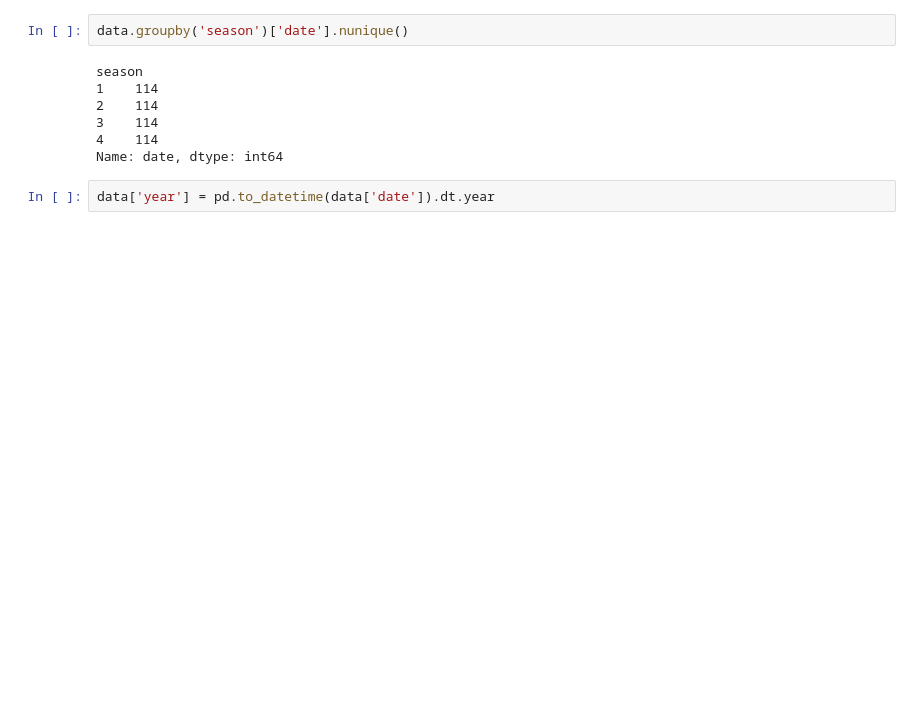
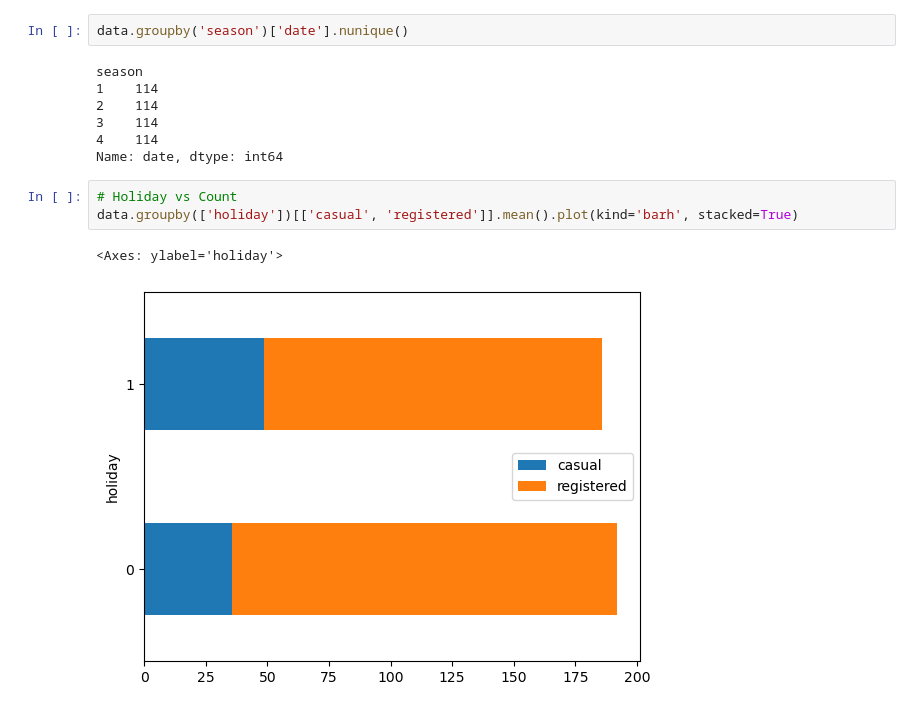
Before and after one commit to muthuganeshece/Business-Case-Study, a Jupyter notebook: Yulu/Notebook/Yulu_HypothesisTesting.ipynb, the cells around one changed output. Cells and saved outputs as stored; diff of their text form; blank space fills up the shorter version.

```diff
--- a/Yulu/Notebook/Yulu_HypothesisTesting.ipynb
+++ b/Yulu/Notebook/Yulu_HypothesisTesting.ipynb
@@ -141,4 +153,8 @@ season
 4    114
 Name: date, dtype: int64
 # %%
-data['year'] = pd.to_datetime(data['date']).dt.year
+# Holiday vs Count
+data.groupby(['holiday'])[['casual', 'registered']].mean().plot(kind='barh', stacked=True)
+# %% [output]
+<Axes: ylabel='holiday'>
+[figure, added]
```
Also changed, not shown: parts of 15 cells of this notebook.
